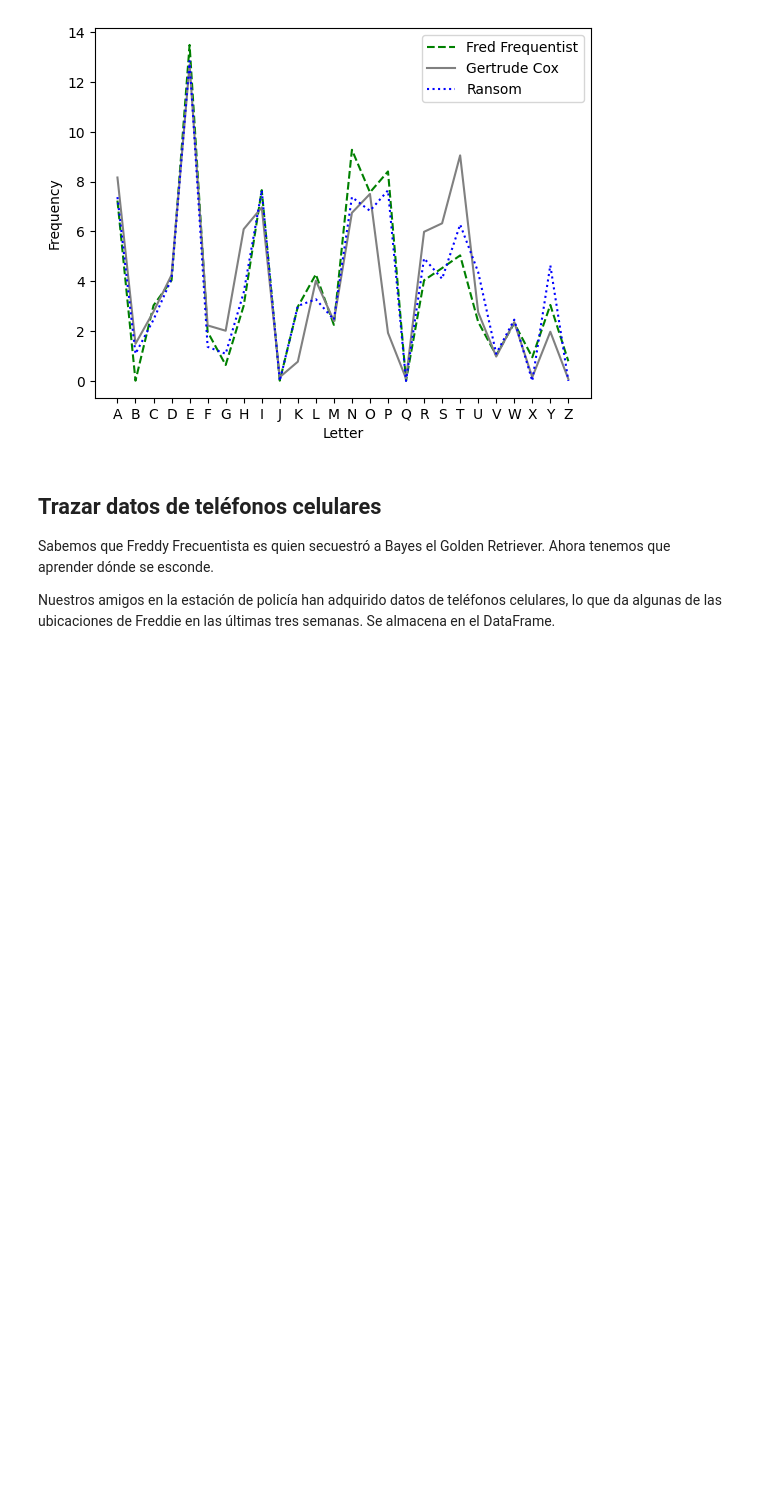
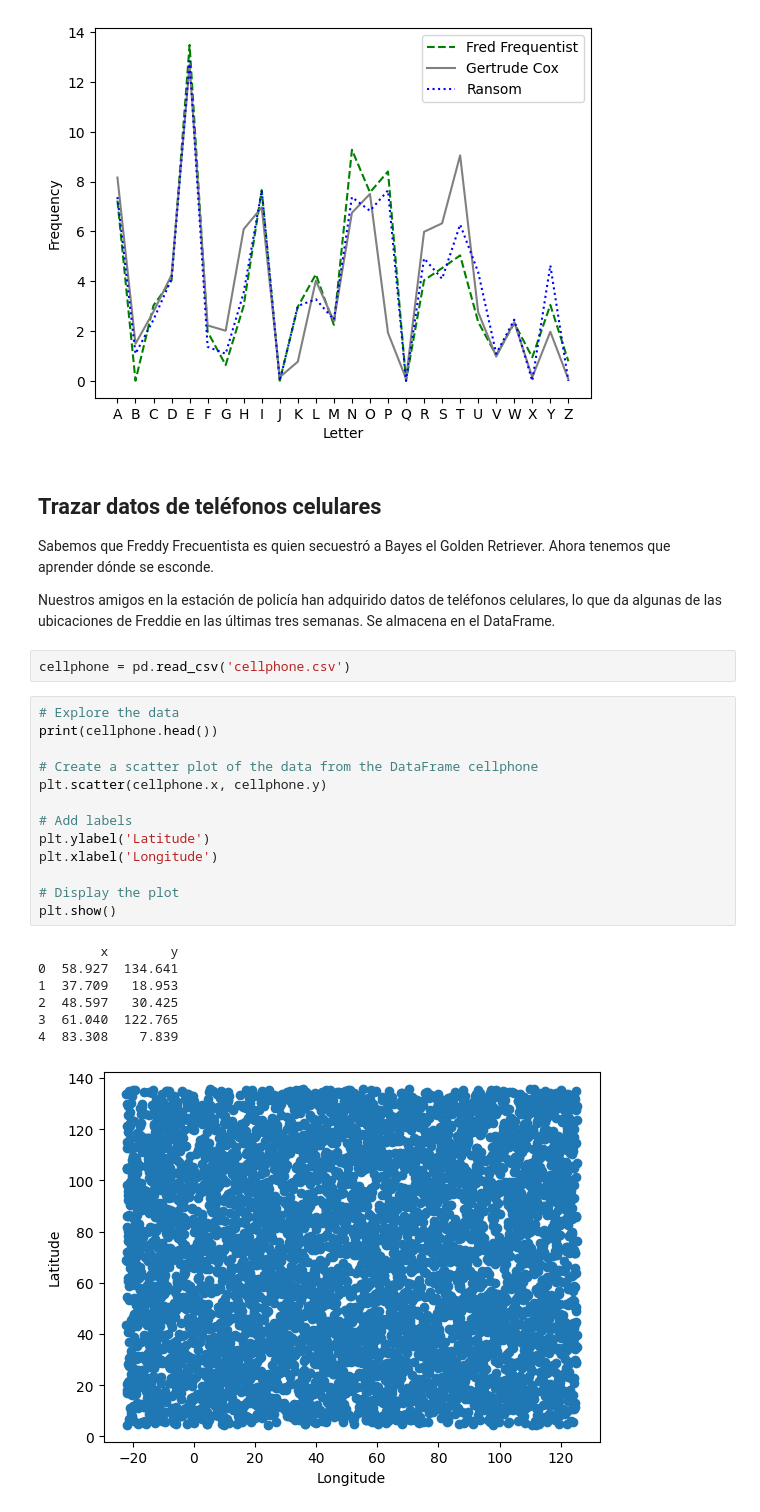
Before and after one commit to CtrlCri/Solving-a-mystery, a Jupyter notebook: script.ipynb, the cells around one changed output. Saved outputs shown, nothing was run; the diff lists cells and outputs as text; blank space fills up the shorter version.

Commit message:
update script, Charting cellphone data

```diff
--- a/script.ipynb
+++ b/script.ipynb
@@ -186,3 +186,26 @@ plt.show()
 Sabemos que Freddy Frecuentista es quien secuestró a Bayes el Golden Retriever. Ahora tenemos que aprender dónde se esconde.
 
 Nuestros amigos en la estación de policía han adquirido datos de teléfonos celulares, lo que da algunas de las ubicaciones de Freddie en las últimas tres semanas. Se almacena en el DataFrame.
+# %%
+cellphone = pd.read_csv('cellphone.csv')
+# %%
+# Explore the data
+print(cellphone.head())
+
+# Create a scatter plot of the data from the DataFrame cellphone
+plt.scatter(cellphone.x, cellphone.y)
+
+# Add labels
+plt.ylabel('Latitude')
+plt.xlabel('Longitude')
+
+# Display the plot
+plt.show()
+# %% [output]
+        x        y
+0  58.927  134.641
+1  37.709   18.953
+2  48.597   30.425
+3  61.040  122.765
+4  83.308    7.839
+[figure, added]
```
